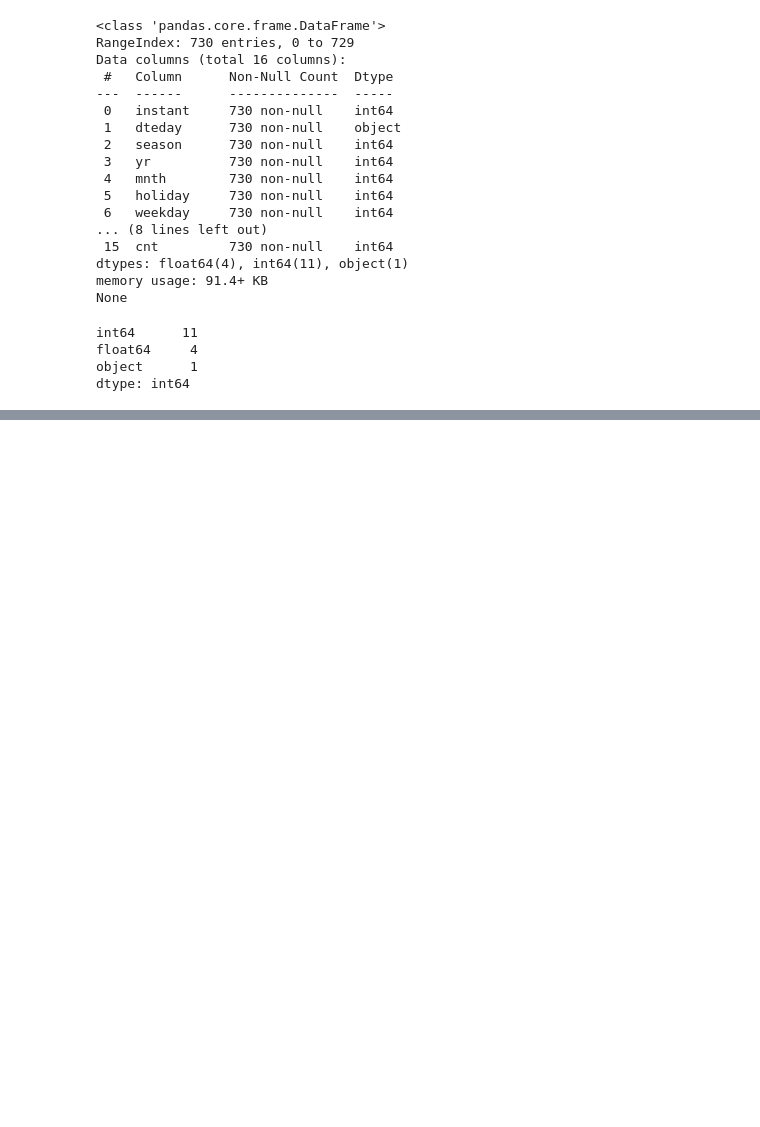
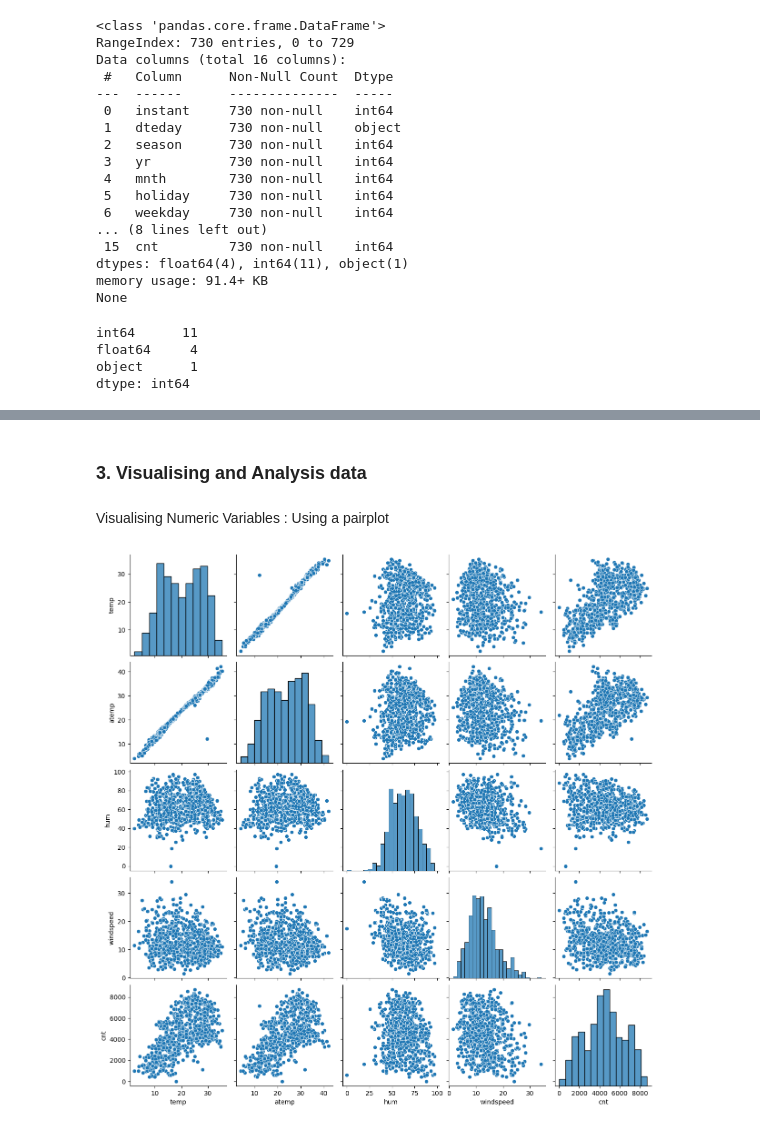
Before and after one commit to troytruong/BikeSharingAssignment, a Jupyter notebook: Truong_Nguyen_Manh.ipynb, the cells around one changed output, grey strips where cells are left out. Cells and saved outputs as stored; diff of their text form; code cells hidden in the pictures; blank space fills up the shorter version.

```diff
--- a/Truong_Nguyen_Manh.ipynb
+++ b/Truong_Nguyen_Manh.ipynb
@@ -84,0 +224,6 @@ dtype: int64
+# %%
+# Mapping season column
+df['season'] = df['season'].map({1: 'Spring',2:'Summer',3:'Fall',4:'Winter'})
+# %%
+# Mapping season column
+df['weathersit'] = df['weathersit'].map({1:'Clear',2:'Mist', 3:'Rain',4:'Snow'})
@@ -84,0 +254,8 @@ dtype: int64
+# %%
+# Correct precision for temp and atemp
+df['temp'] = round(df['temp'], 2)
+df['atemp'] = round(df['atemp'], 2)
+# %%
+# Correct precision for hum and windspeed
+df['hum'] = round(df['hum'], 2)
+df['windspeed'] = round(df['windspeed'], 2)
@@ -84,0 +283,9 @@ dtype: int64
+# %% [markdown]
+### 3. Visualising and Analysis data
+# %% [markdown]
+Visualising Numeric Variables : Using a pairplot
+# %%
+sns.pairplot(df[numeric_columns])
+plt.show()
+# %% [output]
+[figure, added]
```
Also changed, not shown: parts of 114 cells of this notebook, 2 other files.
